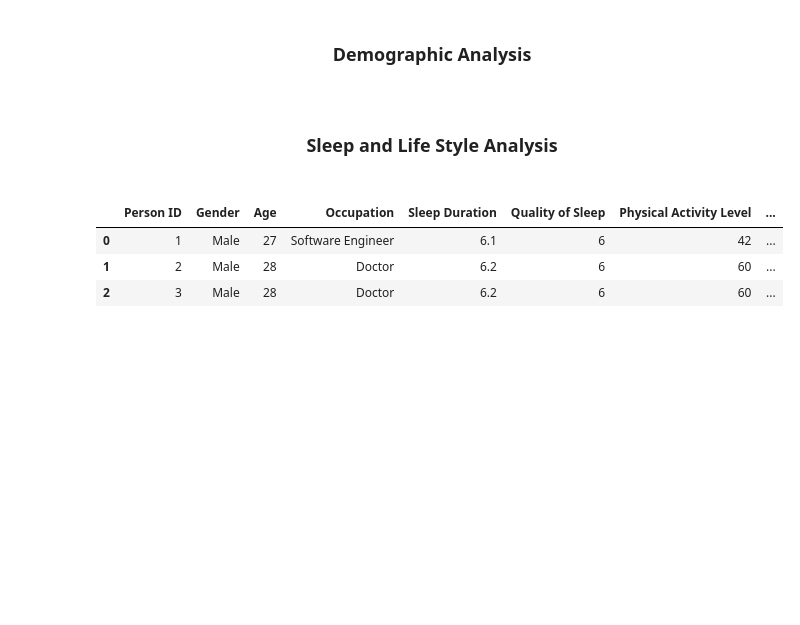
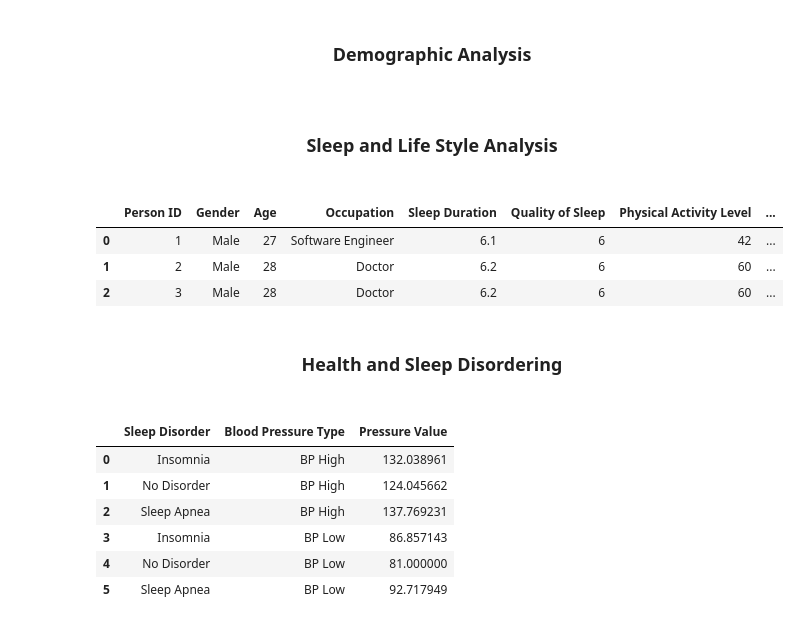
Before and after one commit to AshNumpy/Sleep-Health-ML-Project, a Jupyter notebook: Notebooks/visualization.ipynb, the cells around one changed output. Cells and saved outputs as stored; diff of their text form; code cells hidden in the pictures; blank space fills up the shorter version.

```diff
--- a/Notebooks/visualization.ipynb
+++ b/Notebooks/visualization.ipynb
@@ -338,3 +338,5 @@ fig.update_layout(
 )
 
 fig.show()
+# %% [markdown]
+<h3 align="center">Health and Sleep Disordering<h3>
@@ -340,0 +363,11 @@ fig.show()
+# %%
+sleep_do_bp = df.groupby('Sleep Disorder')[['BP High', 'BP Low']].mean().reset_index();sleep_do_bp
+df_bp = pd.melt(sleep_do_bp, id_vars='Sleep Disorder', var_name='Blood Pressure Type', value_name='Pressure Value');df_bp
+# %% [output]
+|  | Sleep Disorder | Blood Pressure Type | Pressure Value |
+| 0 | Insomnia | BP High | 132.038961 |
+| 1 | No Disorder | BP High | 124.045662 |
+| 2 | Sleep Apnea | BP High | 137.769231 |
+| 3 | Insomnia | BP Low | 86.857143 |
+| 4 | No Disorder | BP Low | 81.000000 |
+| 5 | Sleep Apnea | BP Low | 92.717949 |
```
Also changed, not shown: parts of 8 cells of this notebook.
